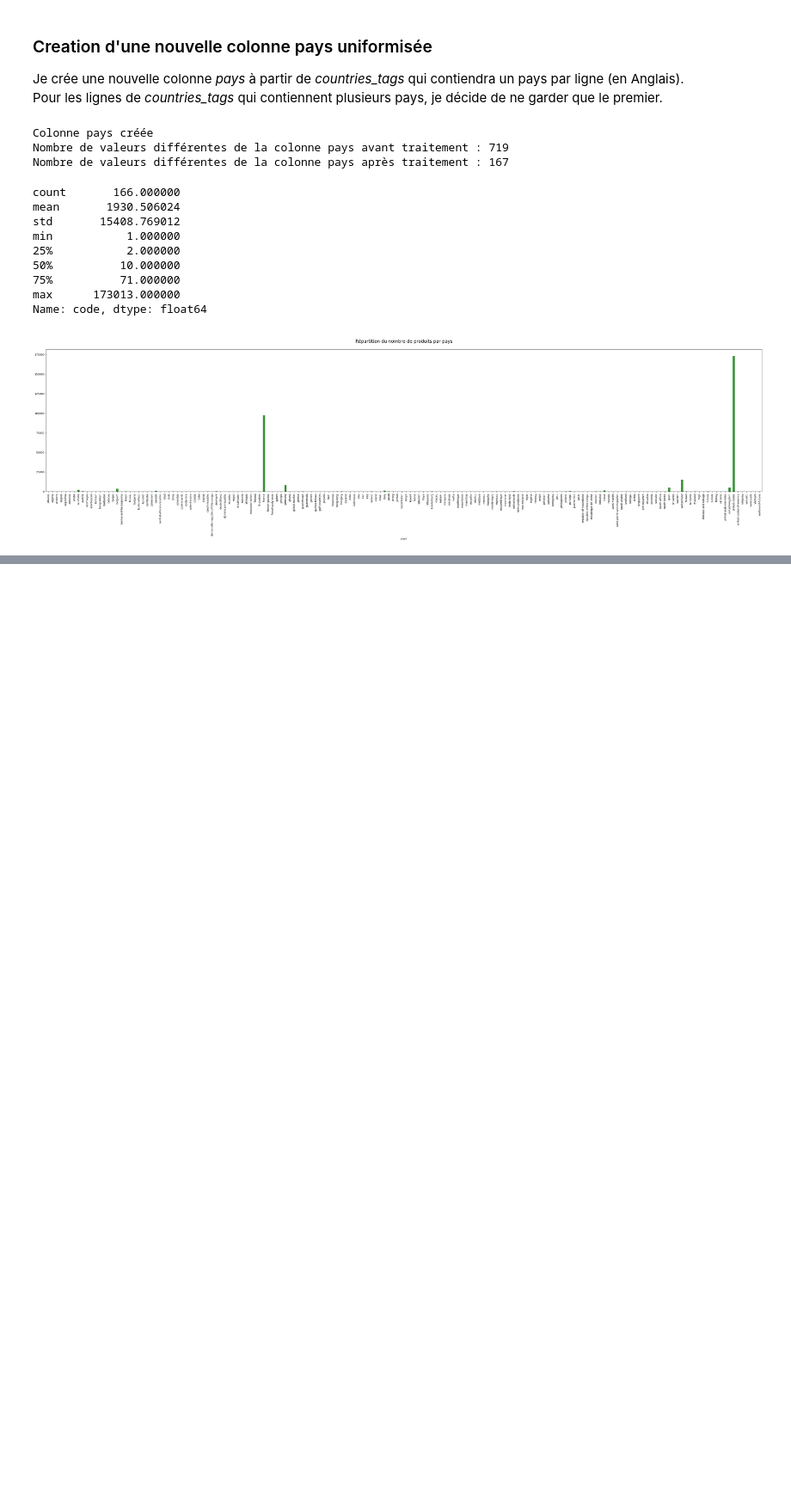
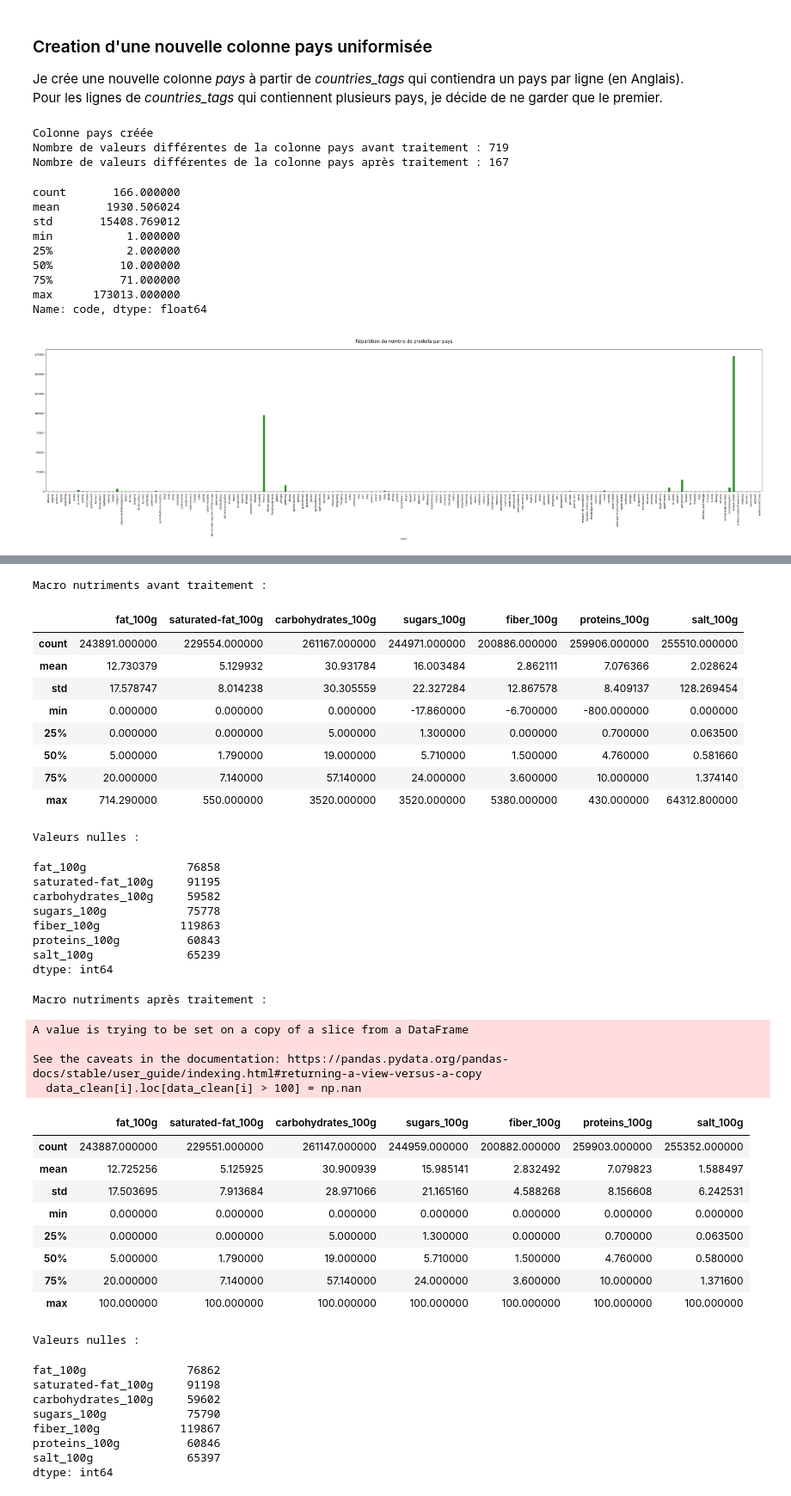
Before and after one commit to BiGHeaDMaX/Nettoyage-et-EDA, a Jupyter notebook: OCR - Projet 2 - V2.ipynb, the cells around one changed output, grey strips where cells are left out. Shown at 86% size. Drawn from its saved outputs; the diff is of its cells as text; code cells hidden in the pictures; blank space fills up the shorter version.

```diff
--- a/OCR - Projet 2 - V2.ipynb
+++ b/OCR - Projet 2 - V2.ipynb
@@ -254,0 +257,2 @@ Name: code, dtype: float64
+# %%
+data_clean['created_datetime'] = pd.to_datetime(data_clean['created_datetime'], errors='coerce')
@@ -254,0 +261,2 @@ Name: code, dtype: float64
+# %%
+data_clean['nutrition_grade_uk'] = data_clean['nutrition_grade_uk'].astype(object)
@@ -254,0 +318,73 @@ Name: code, dtype: float64
+# %%
+# Liste des colonnes représentant des macro nutriments :
+macro_nutriments = [
+                    'fat_100g',
+                    'saturated-fat_100g',
+                    'carbohydrates_100g',
+                    'sugars_100g',
+                    'fiber_100g',
+                    'proteins_100g',
+                    'salt_100g'
+]
+
+
+print("Macro nutriments avant traitement :")
+display(data_clean[macro_nutriments].describe())
+print("Valeurs nulles :")
+display(data_clean[macro_nutriments].isnull().sum())
+
+# Je mets toutes les valeurs en positif
+data_clean[macro_nutriments] = data_clean[macro_nutriments].abs()
+
+# Je supprime toutes les valeurs > 100, puisque c'est normalement des valeurs pour 100g
+for i in macro_nutriments:
+    data_clean[i].loc[data_clean[i] > 100] = np.nan
+
+
+print("Macro nutriments après traitement :")
+display(data_clean[macro_nutriments].describe())
+print("Valeurs nulles :")
+display(data_clean[macro_nutriments].isnull().sum())
+# %% [output]
+Macro nutriments avant traitement :
+|  | fat_100g | saturated-fat_100g | carbohydrates_100g | sugars_100g | fiber_100g | proteins_100g | salt_100g |
+| count | 243891.000000 | 229554.000000 | 261167.000000 | 244971.000000 | 200886.000000 | 259906.000000 | 255510.000000 |
+| mean | 12.730379 | 5.129932 | 30.931784 | 16.003484 | 2.862111 | 7.076366 | 2.028624 |
+| std | 17.578747 | 8.014238 | 30.305559 | 22.327284 | 12.867578 | 8.409137 | 128.269454 |
+| min | 0.000000 | 0.000000 | 0.000000 | -17.860000 | -6.700000 | -800.000000 | 0.000000 |
+| 25% | 0.000000 | 0.000000 | 5.000000 | 1.300000 | 0.000000 | 0.700000 | 0.063500 |
+| 50% | 5.000000 | 1.790000 | 19.000000 | 5.710000 | 1.500000 | 4.760000 | 0.581660 |
+| 75% | 20.000000 | 7.140000 | 57.140000 | 24.000000 | 3.600000 | 10.000000 | 1.374140 |
+| max | 714.290000 | 550.000000 | 3520.000000 | 3520.000000 | 5380.000000 | 430.000000 | 64312.800000 |
+Valeurs nulles :
+fat_100g               76858
+saturated-fat_100g     91195
+carbohydrates_100g     59582
+sugars_100g            75778
+fiber_100g            119863
+proteins_100g          60843
+salt_100g              65239
+dtype: int64
+Macro nutriments après traitement :
+A value is trying to be set on a copy of a slice from a DataFrame
+
+See the caveats in the documentation: https://pandas.pydata.org/pandas-docs/stable/user_guide/indexing.html#returning-a-view-versus-a-copy
+  data_clean[i].loc[data_clean[i] > 100] = np.nan
+|  | fat_100g | saturated-fat_100g | carbohydrates_100g | sugars_100g | fiber_100g | proteins_100g | salt_100g |
+| count | 243887.000000 | 229551.000000 | 261147.000000 | 244959.000000 | 200882.000000 | 259903.000000 | 255352.000000 |
+| mean | 12.725256 | 5.125925 | 30.900939 | 15.985141 | 2.832492 | 7.079823 | 1.588497 |
+| std | 17.503695 | 7.913684 | 28.971066 | 21.165160 | 4.588268 | 8.156608 | 6.242531 |
+| min | 0.000000 | 0.000000 | 0.000000 | 0.000000 | 0.000000 | 0.000000 | 0.000000 |
+| 25% | 0.000000 | 0.000000 | 5.000000 | 1.300000 | 0.000000 | 0.700000 | 0.063500 |
+| 50% | 5.000000 | 1.790000 | 19.000000 | 5.710000 | 1.500000 | 4.760000 | 0.580000 |
+| 75% | 20.000000 | 7.140000 | 57.140000 | 24.000000 | 3.600000 | 10.000000 | 1.371600 |
+| max | 100.000000 | 100.000000 | 100.000000 | 100.000000 | 100.000000 | 100.000000 | 100.000000 |
+Valeurs nulles :
+fat_100g               76862
+saturated-fat_100g     91198
+carbohydrates_100g     59602
+sugars_100g            75790
+fiber_100g            119867
+proteins_100g          60846
+salt_100g              65397
+dtype: int64
```
Also changed, not shown: parts of 21 cells of this notebook.
